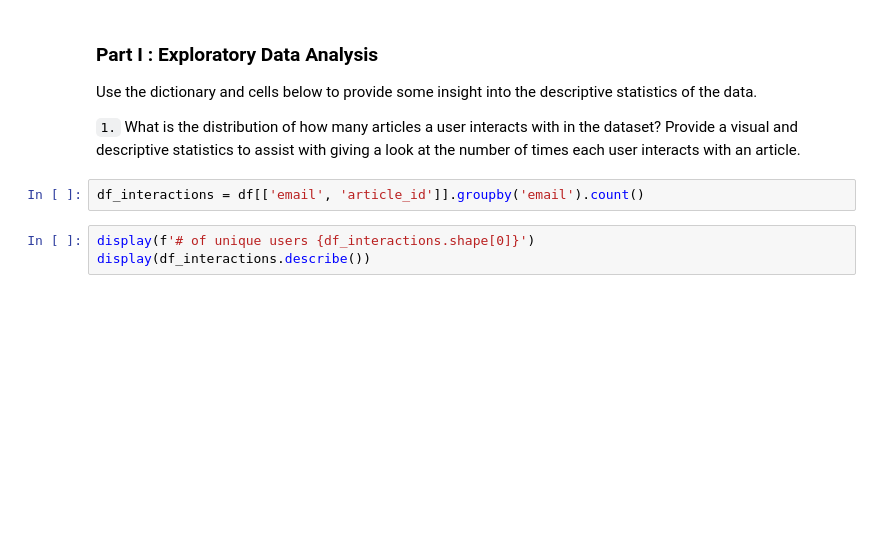
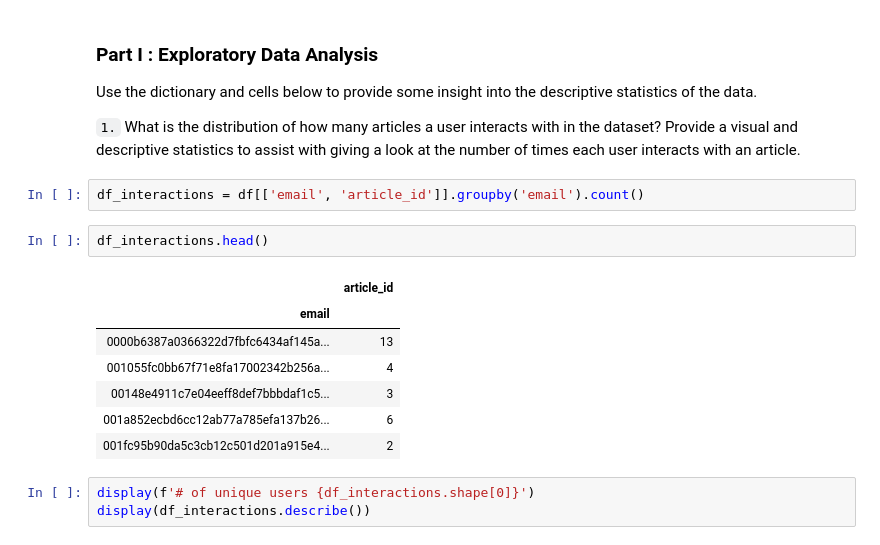
Before and after one commit to ambreen2006/Recommendation_with_IBM, a Jupyter notebook: Recommendations_with_IBM.ipynb, the cells around one changed output. Cells and saved outputs as stored; diff of their text form; blank space fills up the shorter version.

```diff
--- a/Recommendations_with_IBM.ipynb
+++ b/Recommendations_with_IBM.ipynb
@@ -61,6 +63,16 @@ Use the dictionary and cells below to provide some insight into the descriptive
 `1.` What is the distribution of how many articles a user interacts with in the dataset?  Provide a visual and descriptive statistics to assist with giving a look at the number of times each user interacts with an article.
 # %%
 df_interactions = df[['email', 'article_id']].groupby('email').count()
+# %%
+df_interactions.head()
+# %% [output]
+|  | article_id |
+| email |  |
+| 0000b6387a0366322d7fbfc6434af145a... | 13 |
+| 001055fc0bb67f71e8fa17002342b256a... | 4 |
+| 00148e4911c7e04eeff8def7bbbdaf1c5... | 3 |
+| 001a852ecbd6cc12ab77a785efa137b26... | 6 |
+| 001fc95b90da5c3cb12c501d201a915e4... | 2 |
 # %%
 display(f'# of unique users {df_interactions.shape[0]}')
 display(df_interactions.describe())
```
Also changed, not shown: parts of 32 cells of this notebook.
